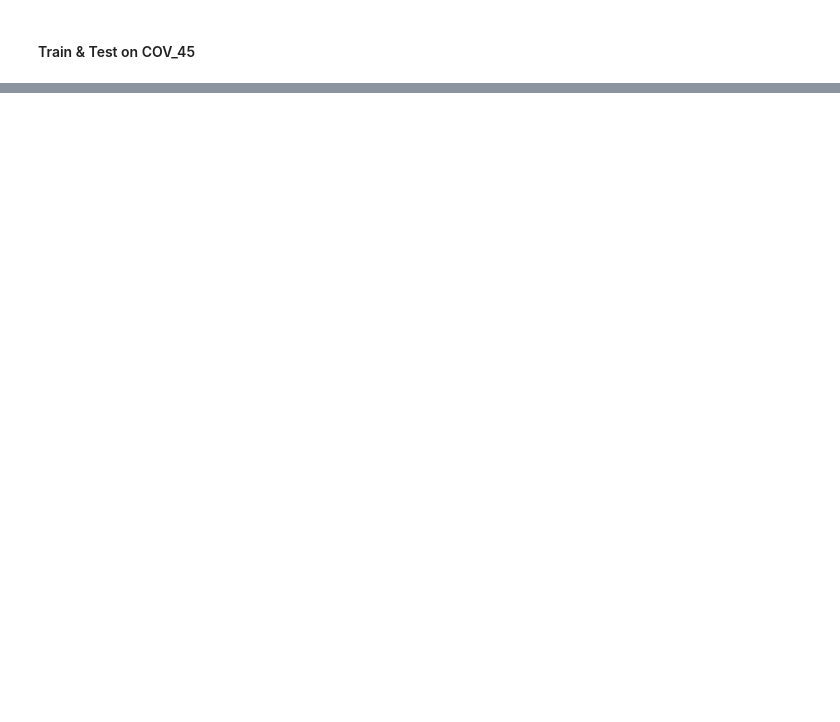
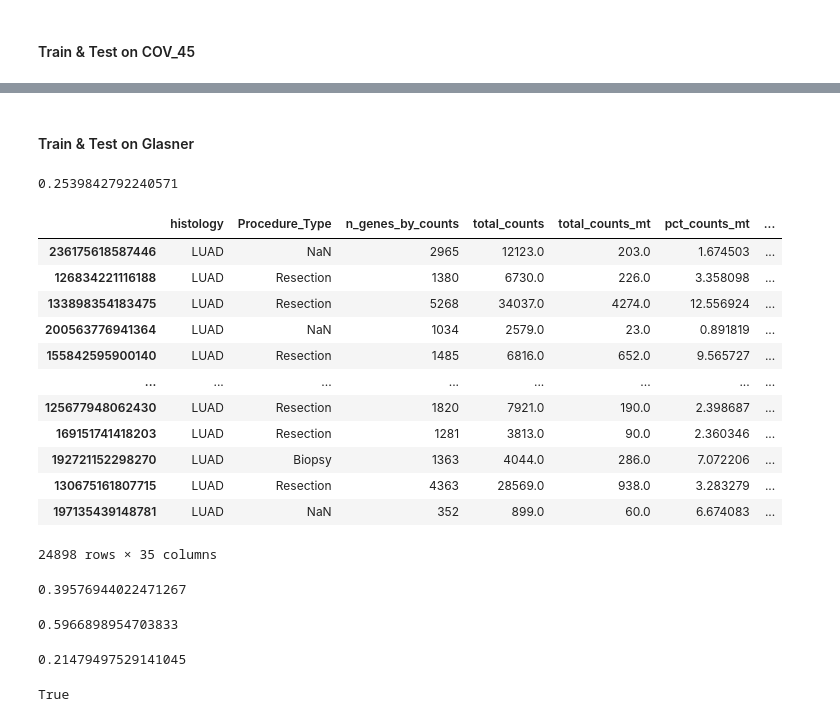
Before and after one commit to joadams1/adams_celltypist, a Jupyter notebook: celltypist/Benchmarking Models.ipynb, the cells around one changed output, grey strips where cells are left out. Saved outputs shown, nothing was run; the diff lists cells and outputs as text; code cells hidden in the pictures; blank space fills up the shorter version.

Commit message:
Testing Glasner Models & muting celltypist error message

```diff
--- a/celltypist/Benchmarking Models.ipynb
+++ b/celltypist/Benchmarking Models.ipynb
@@ -390,0 +162,3 @@ IOStream.flush timed out
+# %%
+#Import test data
+test_g= ad.read('/data/peer/adamsj5/cell_typing/test_glas.h5ad') #lilac location
@@ -390,0 +215,4 @@ IOStream.flush timed out
+# %%
+predictions_g_3 = annotate(test_g, model = 'New Models/Glasner Models/g_model_3.pkl', majority_voting = True)
+pred_adatag_3 = predictions_g_3.to_adata()
+pred_adatag_3.write_h5ad('/data/peer/adamsj5/cell_typing/pred_COV_model3.h5ad')
@@ -501,0 +309,42 @@ np.median(f1_score(pred_adataCOV_4.obs["full_clustering"], pred_adataCOV_4.obs["
+# %% [markdown]
+#### Train & Test on Glasner
+# %%
+#og celltypist model -
+np.median(f1_score(pred_adatag_0.obs["finer_cell_types"], predictions_g_0.predicted_labels["predicted_labels"], average=None))
+# %% [output]
+0.2539842792240571
+# %%
+pred_adatag_3.obs
+# %% [output]
+|  | histology | Procedure_Type | n_genes_by_counts | total_counts | total_counts_mt | pct_counts_mt | ... |
+| 236175618587446 | LUAD | NaN | 2965 | 12123.0 | 203.0 | 1.674503 | ... |
+| 126834221116188 | LUAD | Resection | 1380 | 6730.0 | 226.0 | 3.358098 | ... |
+| 133898354183475 | LUAD | Resection | 5268 | 34037.0 | 4274.0 | 12.556924 | ... |
+| 200563776941364 | LUAD | NaN | 1034 | 2579.0 | 23.0 | 0.891819 | ... |
+| 155842595900140 | LUAD | Resection | 1485 | 6816.0 | 652.0 | 9.565727 | ... |
+| ... | ... | ... | ... | ... | ... | ... | ... |
+| 125677948062430 | LUAD | Resection | 1820 | 7921.0 | 190.0 | 2.398687 | ... |
+| 169151741418203 | LUAD | Resection | 1281 | 3813.0 | 90.0 | 2.360346 | ... |
+| 192721152298270 | LUAD | Biopsy | 1363 | 4044.0 | 286.0 | 7.072206 | ... |
+| 130675161807715 | LUAD | Resection | 4363 | 28569.0 | 938.0 | 3.283279 | ... |
+| 197135439148781 | LUAD | NaN | 352 | 899.0 | 60.0 | 6.674083 | ... |
+24898 rows × 35 columns
+# %%
+#model 2  -
+np.median(f1_score(pred_adatag_2.obs["finer_cell_types"],predictions_g_2.predicted_labels["predicted_labels"], average=None))
+# %% [output]
+0.39576944022471267
+# %%
+#model 3 -
+np.median(f1_score(pred_adatag_3.obs["finer_cell_types"],predictions_g_3.predicted_labels["predicted_labels"], average=None))
+# %% [output]
+0.5966898954703833
+# %%
+#model 4 -
+np.median(f1_score(pred_adatag_4.obs["finer_cell_types"], predictions_g_4.predicted_labels["predicted_labels"], average = None))
+# %% [output]
+0.21479497529141045
+# %%
+pred_adatag_2.obs["finer_cell_types"].equals(test_g.obs["finer_cell_types"])
+# %% [output]
+True
```
Also changed, not shown: parts of 43 cells of this notebook, 3 other files.
